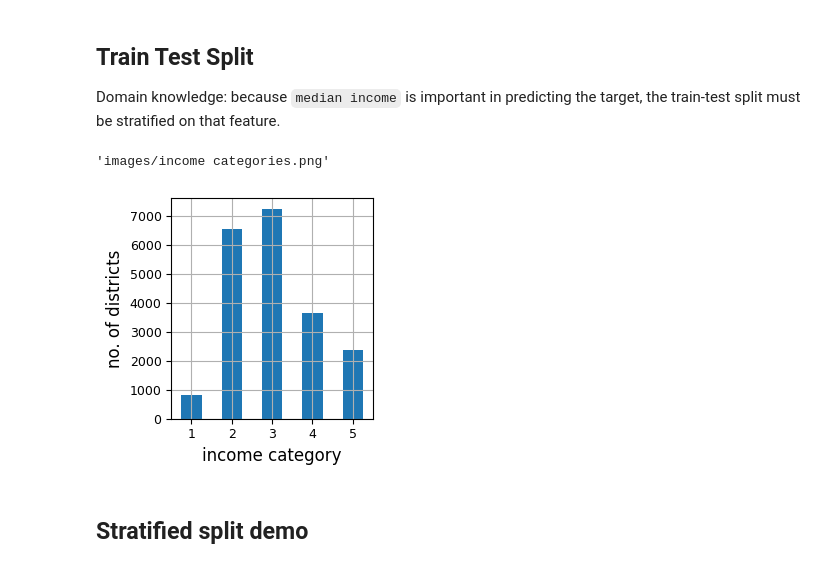
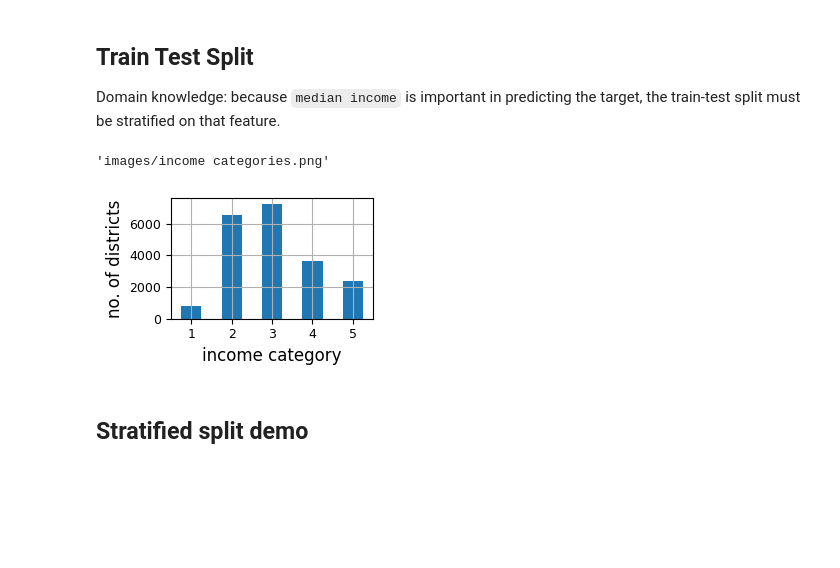
Before and after one commit to leztien/portfolio-project-linear-regression-for-price-prediction, a Jupyter notebook: exploratory_data_analysis.ipynb, the cells around one changed output. Saved outputs shown, nothing was run; the diff lists cells and outputs as text; code cells hidden in the pictures; blank space fills up the shorter version.

```diff
--- a/exploratory_data_analysis.ipynb
+++ b/exploratory_data_analysis.ipynb
@@ -41,7 +38,7 @@ from src.utilities import save_fig
 # %%
 # Some plotting settings
 plt.rc('font', size=11)
-plt.rc('axes', labelsize=12, titlesize=12)
+plt.rc('axes', labelsize=10, titlesize=10)
 plt.rc('legend', fontsize=10)
 plt.rc('xtick', labelsize=9)
 plt.rc('ytick', labelsize=9)
@@ -51,6 +47,6 @@ plt.rc('ytick', labelsize=9)
 # %%
 # Load data
-df = fetch_data()
+df_full = df = fetch_data()
 df.head()
 # %% [output]
 |  | longitude | latitude | housing_median_age | total_rooms | total_bedrooms | population | households | ... |
@@ -114,13 +110,13 @@ income_cat = pd.cut(df['median_income'],
                     labels=[1, 2, 3, 4, 5])
 # %%
 # Vizualise the categories
-income_cat.value_counts().sort_index().plot.bar(rot=0, grid=True, figsize=(3,3))
+income_cat.value_counts().sort_index().plot.bar(rot=0, grid=True, figsize=(3,2))
 plt.xlabel("income category")
 plt.ylabel("no. of districts")
 save_fig("income categories")
 # %% [output]
 'images/income categories.png'
-[figure, old version]
+[figure, new version]
 # %% [markdown]
 ## Stratified split demo
 # %%
```
Also changed, not shown: parts of 10 cells of this notebook, 7 other files.
